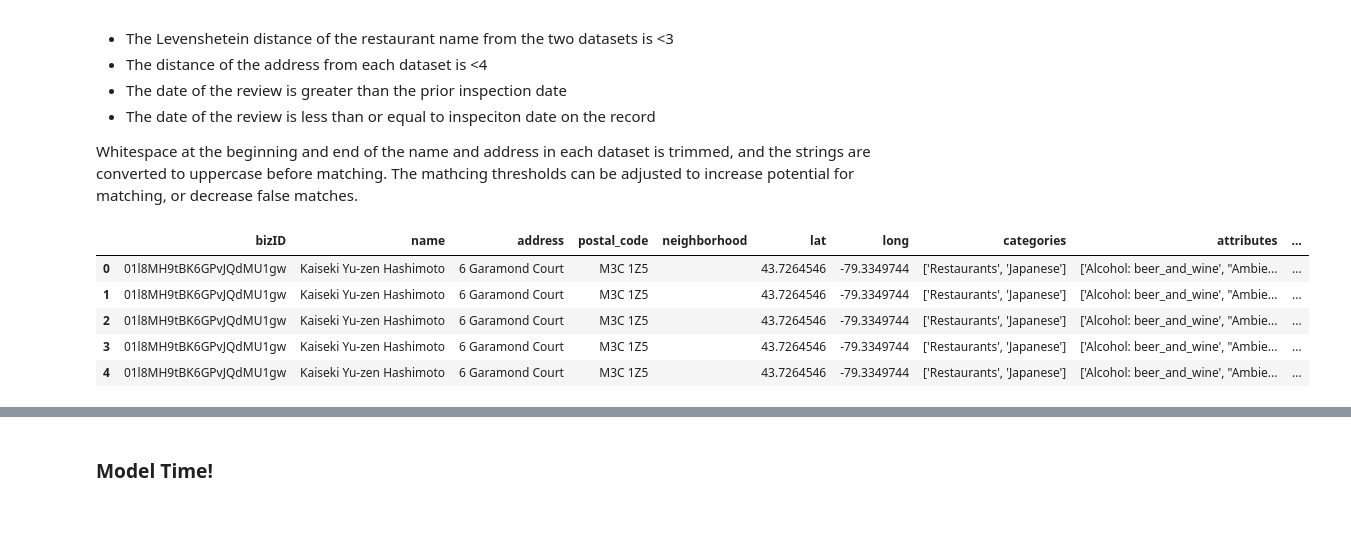
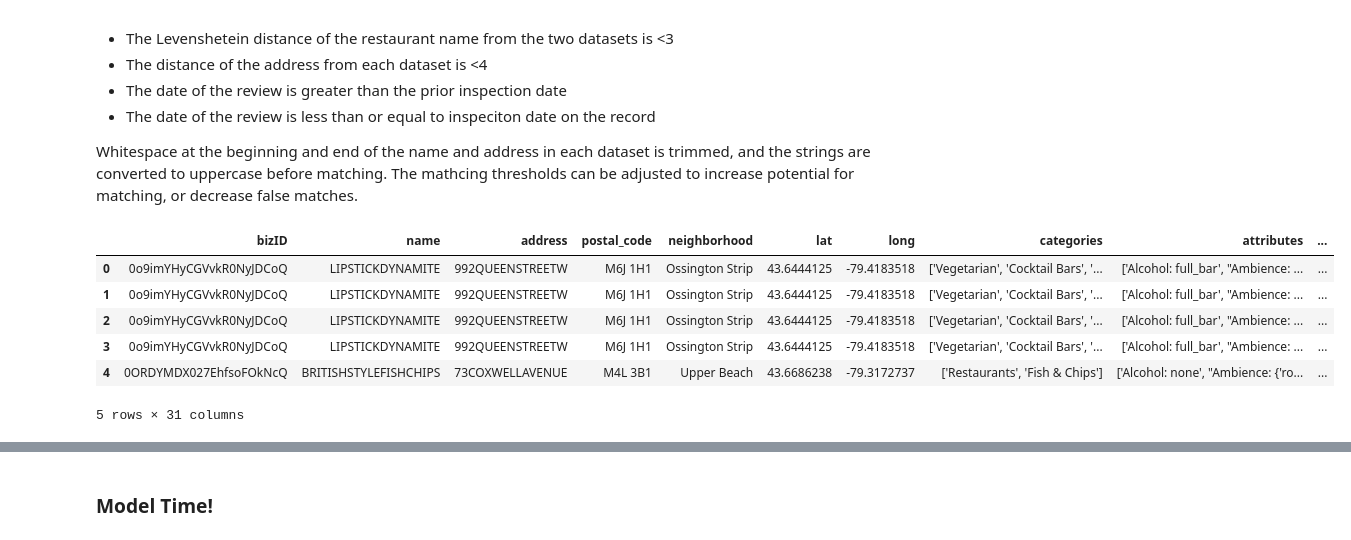
Before and after one commit to ms682/DataScience, a Jupyter notebook: yelp-toronto-dataset.ipynb, the cells around one changed output, grey strips where cells are left out. Cells and saved outputs as stored; diff of their text form; code cells hidden in the pictures.

Commit message:
fixed issue where ast_literal couldnt handle null values

```diff
--- a/yelp-toronto-dataset.ipynb
+++ b/yelp-toronto-dataset.ipynb
@@ -81,18 +81,19 @@ This option joins the yelp restaurant informaiton to each inspection record wher
 Whitespace at the beginning and end of the name and address in each dataset is trimmed, and the strings are converted to uppercase before matching. The mathcing thresholds can be adjusted to increase potential for matching, or decrease false matches.
 # %%
 # The materialized view of the restaurant, inspection, and review data is "toronto_all"
-cur.execute("SELECT * FROM public.toronto_all where review_date is not null" )
+cur.execute("SELECT * FROM public.toronto_all_2 where review_date is not null and attributes is not null" )
 obs = pd.DataFrame(cur.fetchall())
 obs.head()
 obs.columns=['bizID','name','address','postal_code','neighborhood','lat','long','categories','attributes','is_open','review_cnt','hours','stars','setablishment_id','establishment_name','establishment_address','inspection_date','last_inspection','count_minor','count_sig','count_crucial','count_na','count_crucial_signficant','review_id','user_id','review_stars','review_text','useful','funny','cool','review_dt']
 obs.head()
 # %% [output]
 |  | bizID | name | address | postal_code | neighborhood | lat | long | categories | attributes | ... |
-| 0 | 01l8MH9tBK6GPvJQdMU1gw | Kaiseki Yu-zen Hashimoto | 6 Garamond Court | M3C 1Z5 |  | 43.7264546 | -79.3349744 | ['Restaurants', 'Japanese'] | ['Alcohol: beer_and_wine', "Ambie... | ... |
-| 1 | 01l8MH9tBK6GPvJQdMU1gw | Kaiseki Yu-zen Hashimoto | 6 Garamond Court | M3C 1Z5 |  | 43.7264546 | -79.3349744 | ['Restaurants', 'Japanese'] | ['Alcohol: beer_and_wine', "Ambie... | ... |
-| 2 | 01l8MH9tBK6GPvJQdMU1gw | Kaiseki Yu-zen Hashimoto | 6 Garamond Court | M3C 1Z5 |  | 43.7264546 | -79.3349744 | ['Restaurants', 'Japanese'] | ['Alcohol: beer_and_wine', "Ambie... | ... |
-| 3 | 01l8MH9tBK6GPvJQdMU1gw | Kaiseki Yu-zen Hashimoto | 6 Garamond Court | M3C 1Z5 |  | 43.7264546 | -79.3349744 | ['Restaurants', 'Japanese'] | ['Alcohol: beer_and_wine', "Ambie... | ... |
-| 4 | 01l8MH9tBK6GPvJQdMU1gw | Kaiseki Yu-zen Hashimoto | 6 Garamond Court | M3C 1Z5 |  | 43.7264546 | -79.3349744 | ['Restaurants', 'Japanese'] | ['Alcohol: beer_and_wine', "Ambie... | ... |
+| 0 | 0o9imYHyCGVvkR0NyJDCoQ | LIPSTICKDYNAMITE | 992QUEENSTREETW | M6J 1H1 | Ossington Strip | 43.6444125 | -79.4183518 | ['Vegetarian', 'Cocktail Bars', '... | ['Alcohol: full_bar', "Ambience: ... | ... |
+| 1 | 0o9imYHyCGVvkR0NyJDCoQ | LIPSTICKDYNAMITE | 992QUEENSTREETW | M6J 1H1 | Ossington Strip | 43.6444125 | -79.4183518 | ['Vegetarian', 'Cocktail Bars', '... | ['Alcohol: full_bar', "Ambience: ... | ... |
+| 2 | 0o9imYHyCGVvkR0NyJDCoQ | LIPSTICKDYNAMITE | 992QUEENSTREETW | M6J 1H1 | Ossington Strip | 43.6444125 | -79.4183518 | ['Vegetarian', 'Cocktail Bars', '... | ['Alcohol: full_bar', "Ambience: ... | ... |
+| 3 | 0o9imYHyCGVvkR0NyJDCoQ | LIPSTICKDYNAMITE | 992QUEENSTREETW | M6J 1H1 | Ossington Strip | 43.6444125 | -79.4183518 | ['Vegetarian', 'Cocktail Bars', '... | ['Alcohol: full_bar', "Ambience: ... | ... |
+| 4 | 0ORDYMDX027EhfsoFOkNcQ | BRITISHSTYLEFISHCHIPS | 73COXWELLAVENUE | M4L 3B1 | Upper Beach | 43.6686238 | -79.3172737 | ['Restaurants', 'Fish & Chips'] | ['Alcohol: none', "Ambience: {'ro... | ... |
+5 rows × 31 columns
 # %%
 obs['bizID-dt'] = obs['bizID'] + "-" + obs['inspection_date'].map(str)
 # %%
```
Also changed, not shown: parts of 10 cells of this notebook.
